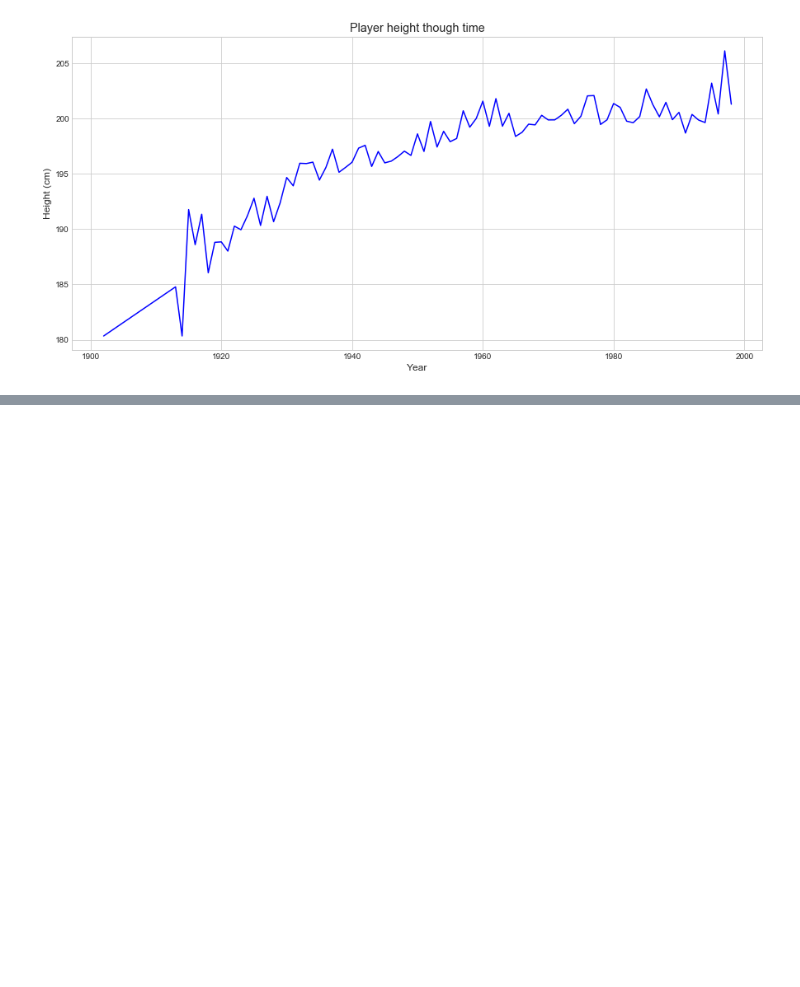
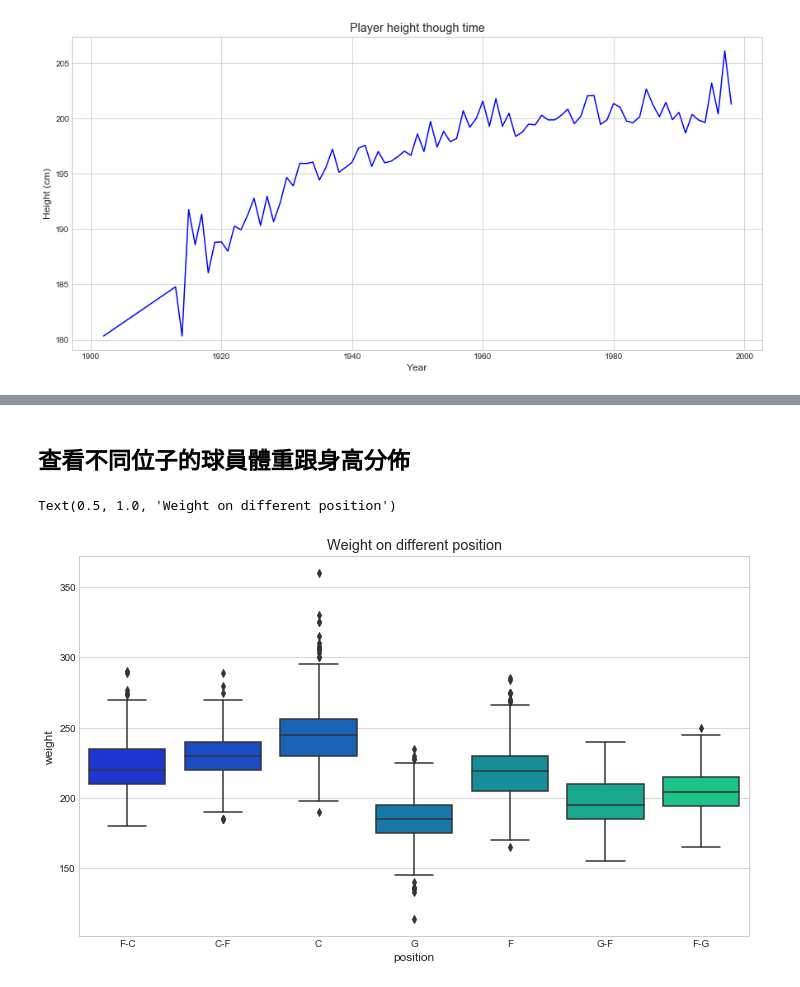
Before and after one commit to ChingChieh/FDA_HW1, a Jupyter notebook: Answer.ipynb, the cells around one changed output, grey strips where cells are left out. Saved outputs shown, nothing was run; the diff lists cells and outputs as text; code cells hidden in the pictures; blank space fills up the shorter version.

```diff
--- a/Answer.ipynb
+++ b/Answer.ipynb
@@ -202,0 +215,8 @@ Text(0.5, 0, 'Year')
+# %% [markdown]
+## 查看不同位子的球員體重跟身高分佈
+# %%
+plt.figure(figsize=(12, 7))
+sns.boxplot(x='position',y='weight',data=df_player,palette='winter').set_title('Weight on different position')
+# %% [output]
+Text(0.5, 1.0, 'Weight on different position')
+[figure, added]
```
Also changed, not shown: parts of 7 cells of this notebook.
